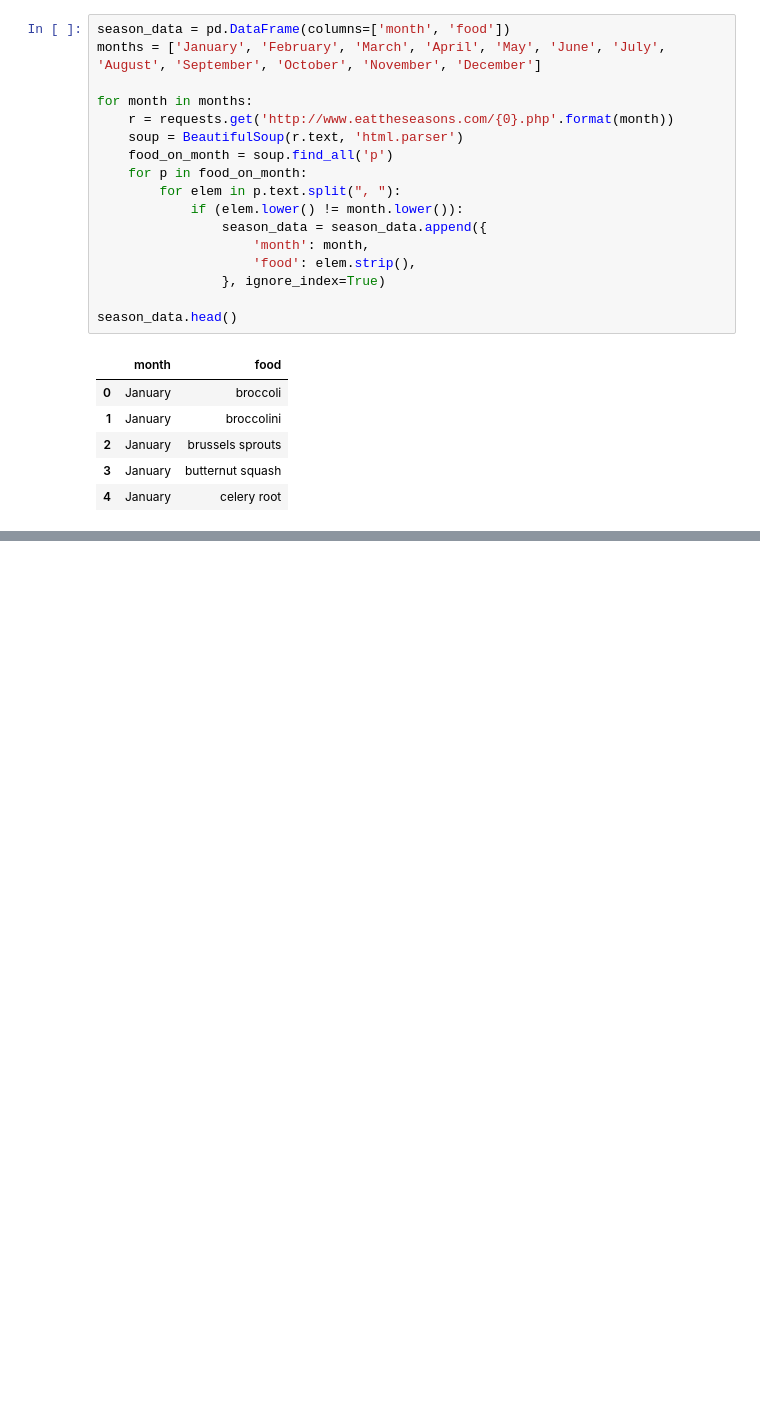
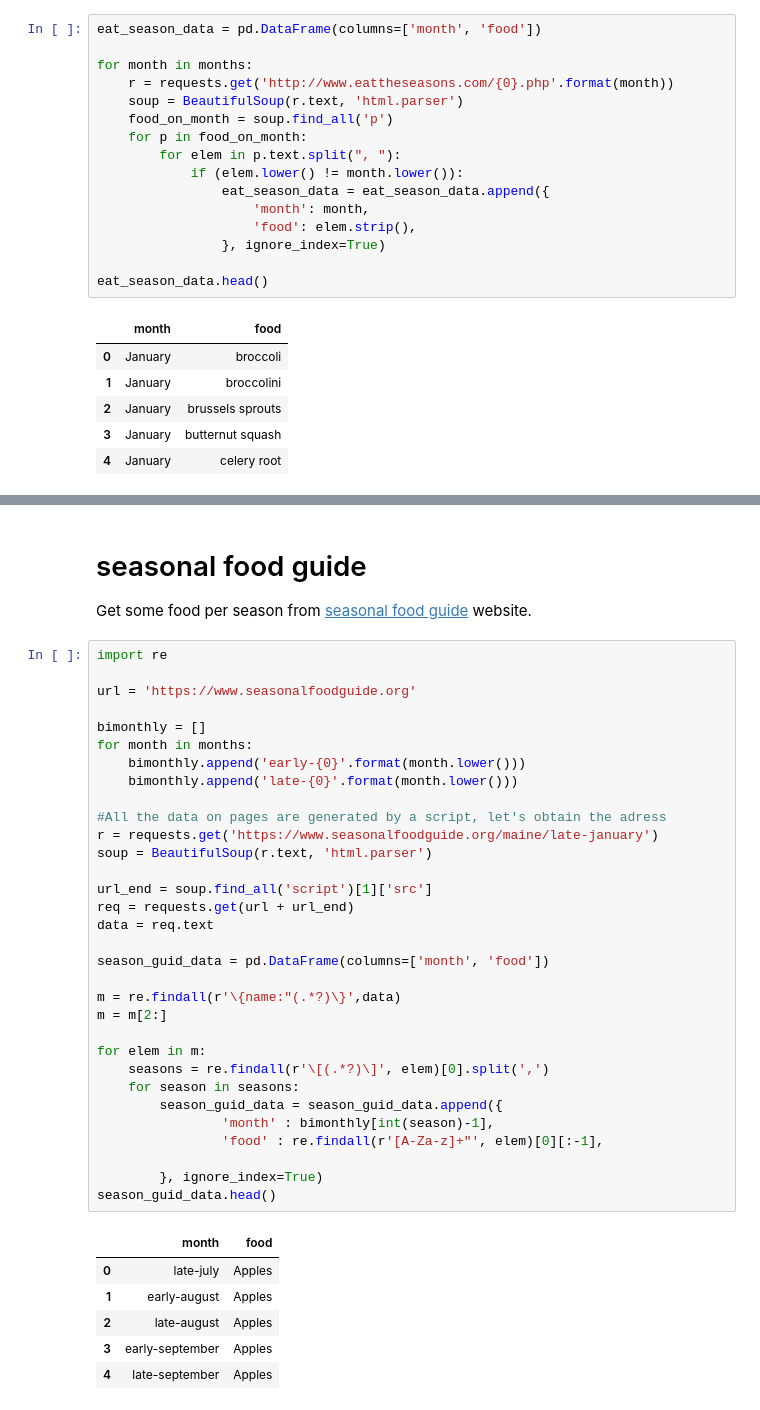
Before and after one commit to csbenz/ada, a Jupyter notebook: project/Project_test.ipynb, the cells around one changed output, grey strips where cells are left out. Saved outputs shown, nothing was run; the diff lists cells and outputs as text; blank space fills up the shorter version.

Commit message:
2 dataset complet for food per season

```diff
--- a/project/Project_test.ipynb
+++ b/project/Project_test.ipynb
@@ -27,8 +35,7 @@ get some food per season from [eat the season](http://www.eattheseasons.com/seas
 import requests
 from bs4 import BeautifulSoup
 # %%
-season_data = pd.DataFrame(columns=['month', 'food'])
-months = ['January', 'February', 'March', 'April', 'May', 'June', 'July', 'August', 'September', 'October', 'November', 'December']
+eat_season_data = pd.DataFrame(columns=['month', 'food'])
 
 for month in months:
     r = requests.get('http://www.eattheseasons.com/{0}.php'.format(month))
@@ -37,12 +44,12 @@ for month in months:
     for p in food_on_month:
         for elem in p.text.split(", "):
             if (elem.lower() != month.lower()):
-                season_data = season_data.append({
+                eat_season_data = eat_season_data.append({
                     'month': month,
                     'food': elem.strip(),
                 }, ignore_index=True)
 
-season_data.head()
+eat_season_data.head()
 # %% [output]
 |  | month | food |
 | 0 | January | broccoli |
@@ -79,0 +60,42 @@ scallops
+# %% [markdown]
+# seasonal food guide
+Get some food per season from [seasonal food guide](https://www.seasonalfoodguide.org/) website.
+# %%
+import re
+
+url = 'https://www.seasonalfoodguide.org'
+
+bimonthly = []
+for month in months:
+    bimonthly.append('early-{0}'.format(month.lower()))
+    bimonthly.append('late-{0}'.format(month.lower()))
+
+#All the data on pages are generated by a script, let's obtain the adress
+r = requests.get('https://www.seasonalfoodguide.org/maine/late-january')
+soup = BeautifulSoup(r.text, 'html.parser')
+
+url_end = soup.find_all('script')[1]['src']
+req = requests.get(url + url_end)
+data = req.text
+
+season_guid_data = pd.DataFrame(columns=['month', 'food'])
+
+m = re.findall(r'\{name:"(.*?)\}',data)
+m = m[2:]
+
+for elem in m:
+    seasons = re.findall(r'\[(.*?)\]', elem)[0].split(',')
+    for season in seasons:
+        season_guid_data = season_guid_data.append({
+                'month' : bimonthly[int(season)-1],
+                'food' : re.findall(r'[A-Za-z]+"', elem)[0][:-1],
+
+        }, ignore_index=True)
+season_guid_data.head()
+# %% [output]
+|  | month | food |
+| 0 | late-july | Apples |
+| 1 | early-august | Apples |
+| 2 | late-august | Apples |
+| 3 | early-september | Apples |
+| 4 | late-september | Apples |
```
Also changed, not shown: parts of 5 cells of this notebook, 4 other files.
